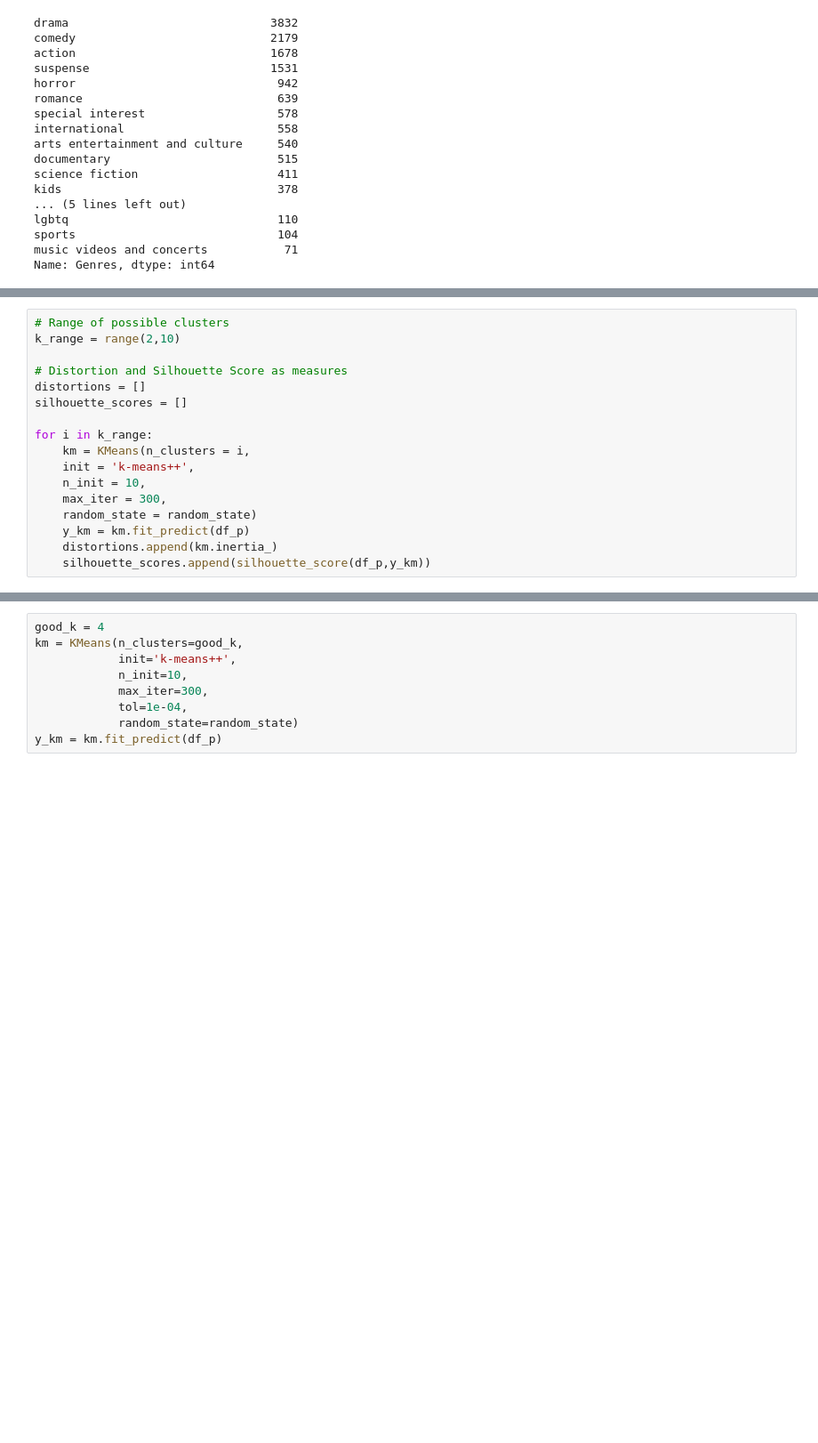
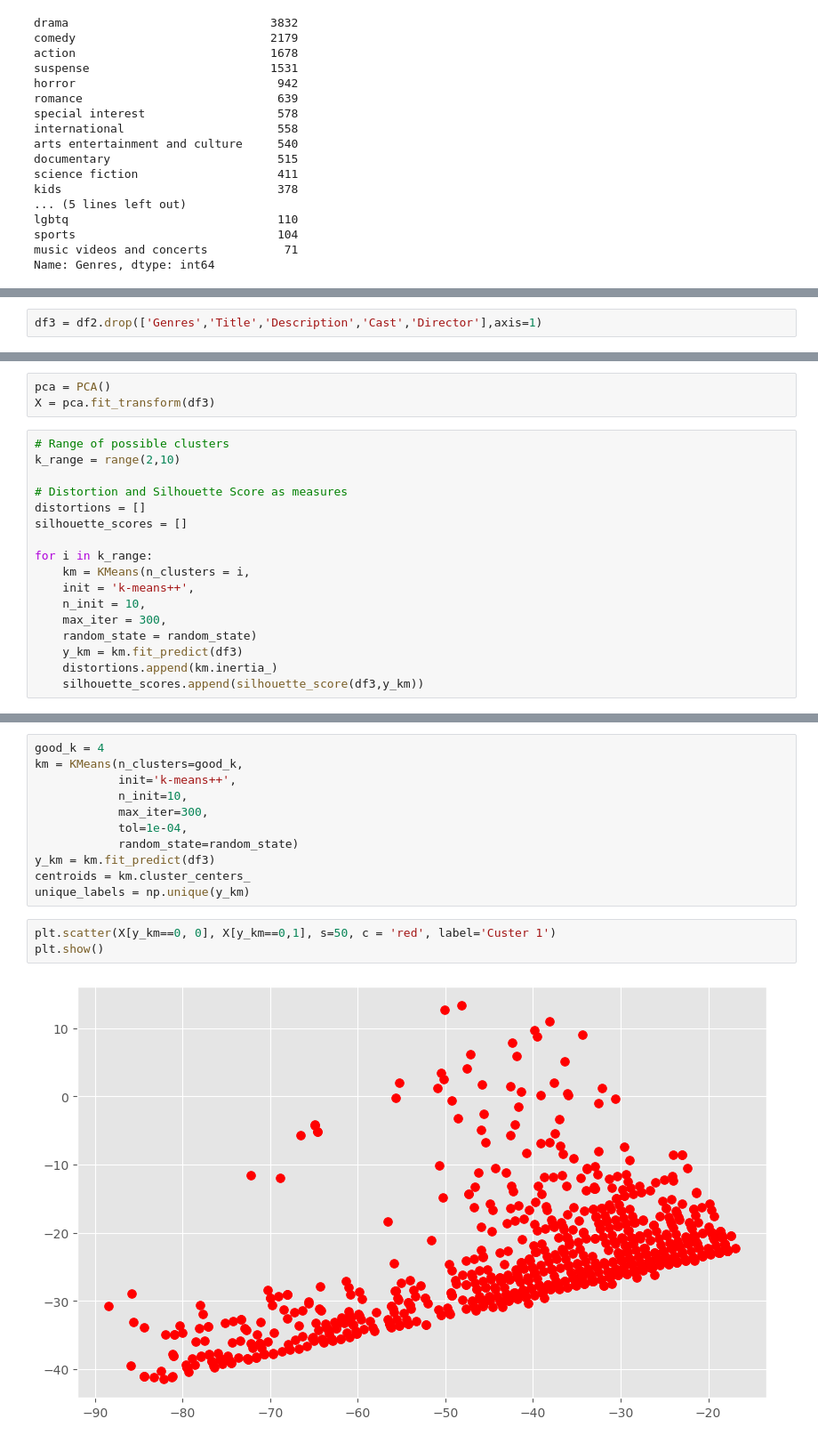
Before and after one commit to ale-rei/reitano-amazon-prime-and-tv-shows, a Jupyter notebook: alessioreitano.ipynb, the cells around one changed output, grey strips where cells are left out. Shown at 89% size. Saved outputs shown, nothing was run; the diff lists cells and outputs as text; blank space fills up the shorter version.

Commit message:
cluster4.0

```diff
--- a/alessioreitano.ipynb
+++ b/alessioreitano.ipynb
@@ -445,0 +456,2 @@ df_p.head()
+# %%
+df3 = df2.drop(['Genres','Title','Description','Cast','Director'],axis=1)
@@ -446,3 +476,6 @@ df_p.head()
+# %%
+pca = PCA()
+X = pca.fit_transform(df3)
 # %%
 # Range of possible clusters
 k_range = range(2,10)
@@ -457,9 +490,9 @@ for i in k_range:
     n_init = 10,
     max_iter = 300,
     random_state = random_state)
-    y_km = km.fit_predict(df_p)
+    y_km = km.fit_predict(df3)
     distortions.append(km.inertia_)
-    silhouette_scores.append(silhouette_score(df_p,y_km))
+    silhouette_scores.append(silhouette_score(df3,y_km))
 # %%
 #Plot distortion and silhouette indexes
 fig, ax1 = plt.subplots()
@@ -490,4 +523,11 @@ km = KMeans(n_clusters=good_k,
             max_iter=300,
             tol=1e-04,
             random_state=random_state)
-y_km = km.fit_predict(df_p)
+y_km = km.fit_predict(df3)
+centroids = km.cluster_centers_
+unique_labels = np.unique(y_km)
+# %%
+plt.scatter(X[y_km==0, 0], X[y_km==0,1], s=50, c = 'red', label='Custer 1')
+plt.show()
+# %% [output]
+[figure, added]
```
Also changed, not shown: parts of 19 cells of this notebook, 1 other file.
